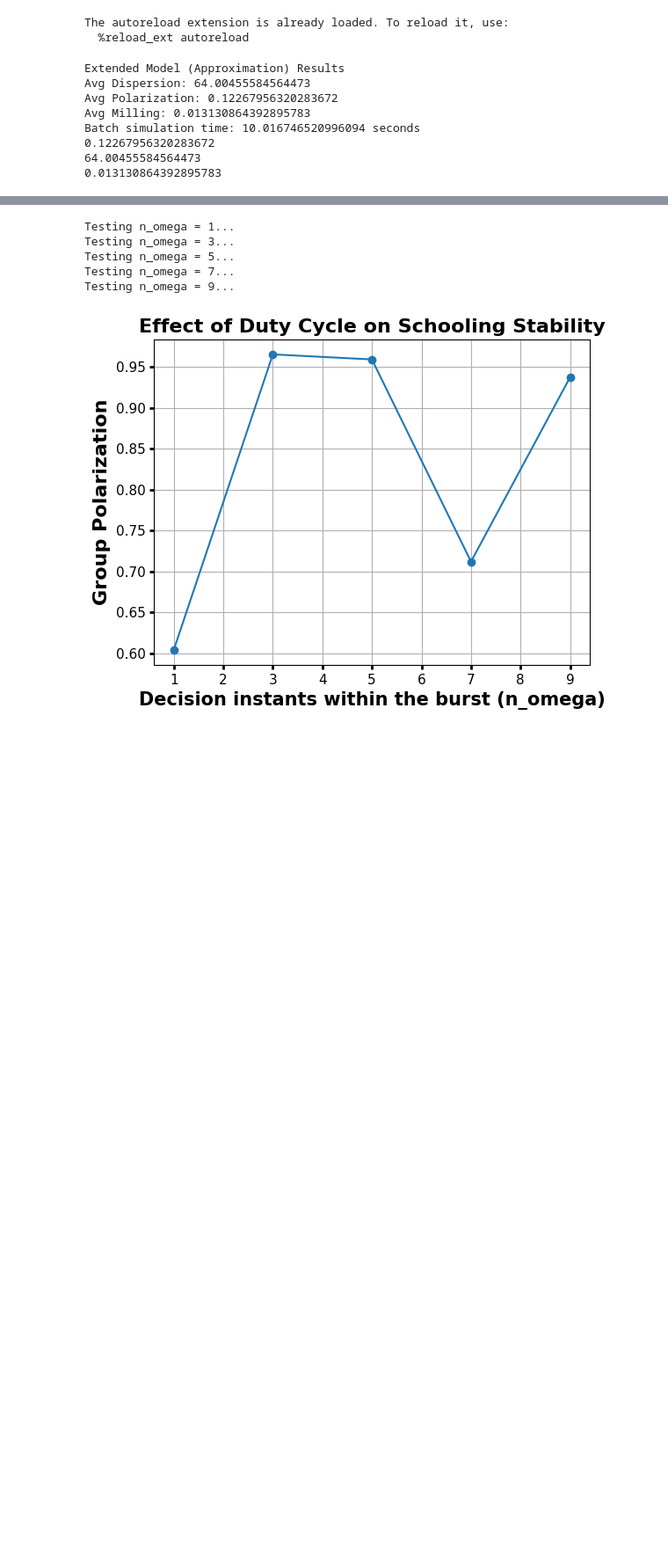
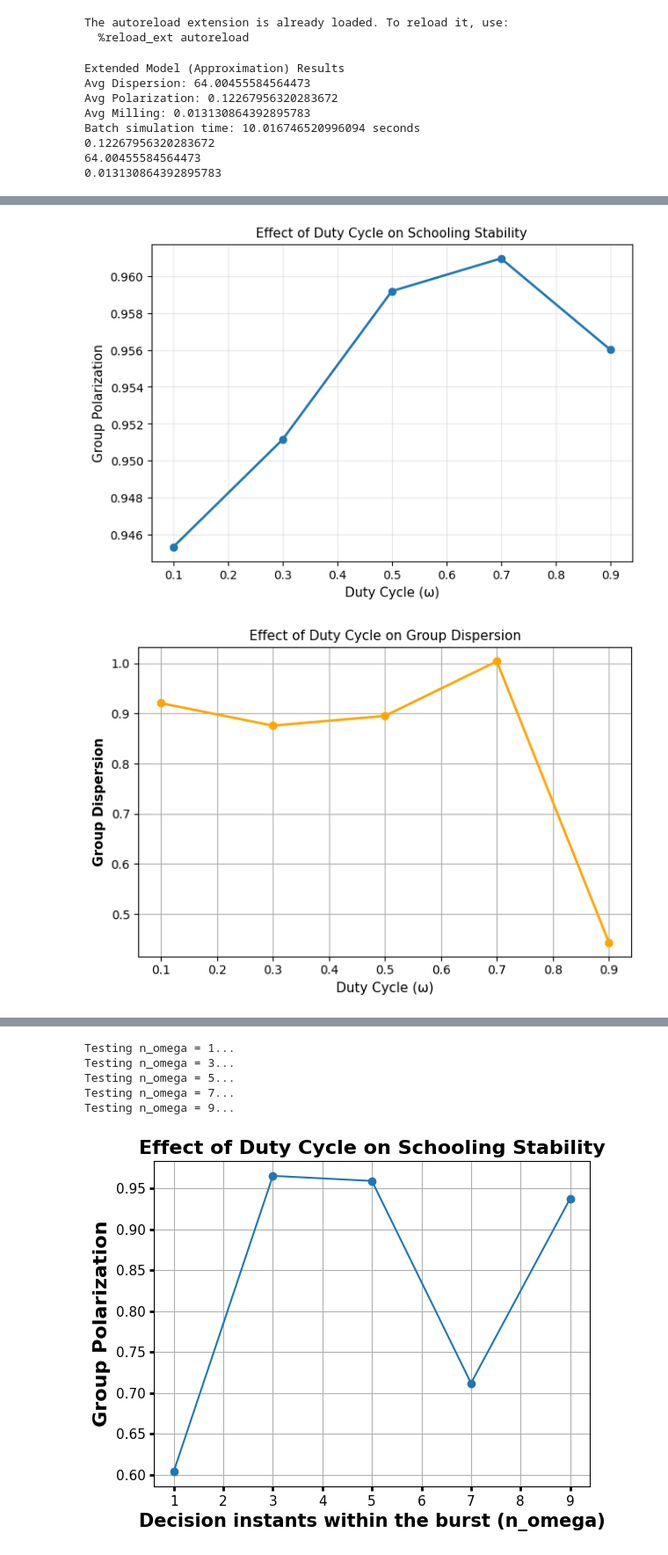
Before and after one commit to anzehocevar/SkupinskoVedenje_skupinaD, a Jupyter notebook: notebooks/fish_model_ext.ipynb, the cells around one changed output, grey strips where cells are left out. Shown at 88% size. Cells and saved outputs as stored; diff of their text form; code cells hidden in the pictures; blank space fills up the shorter version.

Commit message:
tried improving figures but doesn't help

```diff
--- a/notebooks/fish_model_ext.ipynb
+++ b/notebooks/fish_model_ext.ipynb
@@ -147,0 +115,37 @@ Testing Omega = 0.9...
+# %%
+# Plot polarization vs omega
+plt.figure(figsize=(7.2, 4.8))
+plt.plot(omega_values, [rec.polarization for rec in results], marker='o', linewidth=2)
+plt.title("Effect of Duty Cycle on Schooling Stability", fontsize=11)
+plt.xlabel("Duty Cycle (ω)", fontsize=11)
+plt.ylabel("Group Polarization", fontsize=11)
+plt.tick_params(axis='both', labelsize=10)
+plt.grid(True, alpha=0.3)
+plt.tight_layout(pad=0.3)
+plt.savefig("polarization_vs_omega.pdf", bbox_inches="tight")
+plt.show()
+
+# Plot dispersion vs omega
+plt.figure(figsize=(7.2, 4.8))
+plt.plot(omega_values, [rec.dispersion for rec in results], marker='o', color='orange', linewidth=2)
+plt.title("Effect of Duty Cycle on Group Dispersion", fontsize=11)
+plt.xlabel("Duty Cycle (ω)", fontsize=11)
+plt.ylabel("Group Dispersion", fontsize=11, fontweight='bold')
+plt.tight_layout()
+plt.grid(True)
+plt.savefig("dispersion_vs_omega.pdf", bbox_inches="tight")
+plt.show()
+
+# Plot milling vs omega
+plt.figure(figsize=(7.2, 4.8))
+plt.plot(omega_values, [rec.milling for rec in results], marker='o', color='green', linewidth=2)
+plt.title("Effect of Duty Cycle on Milling Behavior", fontsize=11)
+plt.xlabel("Duty Cycle (ω)", fontsize=11)
+plt.ylabel("Group Milling", fontsize=11)
+plt.tight_layout()
+plt.grid(True)
+plt.savefig("milling_vs_omega.pdf", bbox_inches="tight", pad_inches=0)
+plt.show()
+# %% [output]
+[figure, added]
+[figure, added]
```
Also changed, not shown: parts of 2 cells of this notebook, 6 other files.
